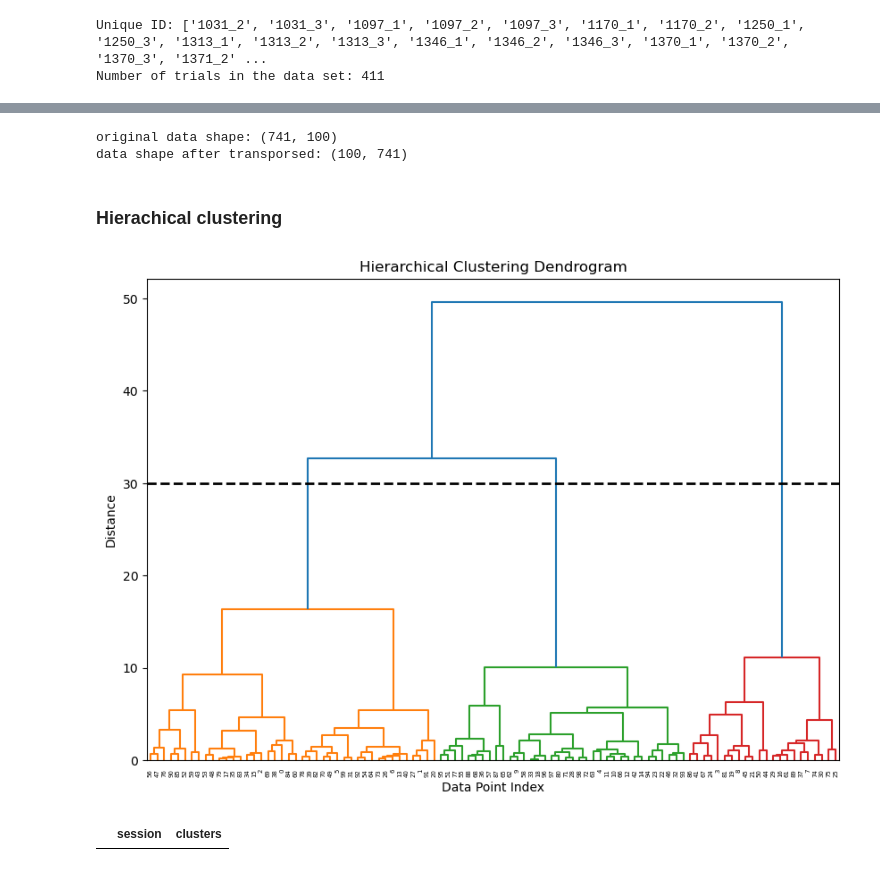
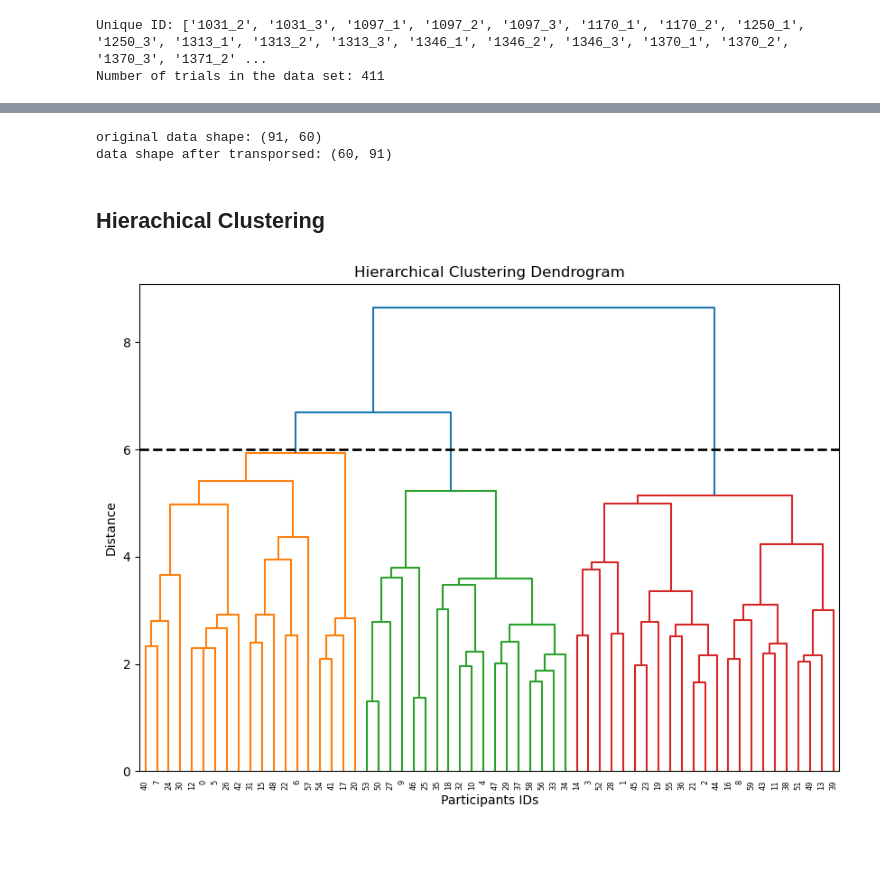
Before and after one commit to yyanagita66/pitching_motion_classification, a Jupyter notebook: coordination_classification.ipynb, the cells around one changed output, grey strips where cells are left out. Saved outputs shown, nothing was run; the diff lists cells and outputs as text; code cells hidden in the pictures; blank space fills up the shorter version.

```diff
--- a/coordination_classification.ipynb
+++ b/coordination_classification.ipynb
@@ -219,26 +302,13 @@ for id in unique_sessions:
             # Compute the average across them
             corr_data = sum(dfs) / len(dfs)
 
-            corr_matrix = corr_data.corr()
+            # Compute cosine similarity between all rows
+            correlation_series = cosine_similarity(corr_data.T)
 
-            # Unstack the correlation matrix to get a Series of pairs
-            correlation_series = corr_matrix.stack()
-
-            # Filter out self-correlations (where feature1 == feature2)
-            # and duplicate pairs (e.g., (A, B) and (B, A))
-            unique_correlation_pairs = correlation_series[
-                (correlation_series.index.get_level_values(0) < correlation_series.index.get_level_values(1))
-            ]
-
-            correlation_pair_names = {}
-            for (feature1, feature2), correlation_value in unique_correlation_pairs.items():
-                pair_name = f"{feature1}:{feature2}"
-                correlation_pair_names[pair_name] = correlation_value
-
-            df = pd.DataFrame.from_dict(correlation_pair_names, orient="index")
-
-            df.columns = [id]
-            df.T
+            upper_triangle = np.triu(correlation_series, k=1)
+            unique_corr = upper_triangle[upper_triangle != 0]
+            print(f"a feature vector shape: {unique_corr.shape}")
+            df = pd.DataFrame(unique_corr)
             clustering_data = pd.concat([clustering_data, df], axis=1)
 # %% [output]
 processing: 1031
@@ -287,5 +330,0 @@ array([[ 2.60592939e+00, -3.70950630e+00, -9.22632005e-01,
-# %%
-pca = PCA(n_components=2)
-clustering_data = pca.fit_transform(clustering_data)
-df_clustering_data = pd.DataFrame(clustering_data, columns=["PC1", "PC2"])
-df_clustering_data
@@ -314,38 +331,37 @@ ax.scatter(df_clustering_data["PC1"], df_clustering_data["PC2"])
-# %%
-print(f"original data shape: {clustering_data.shape}")
-clustering_data = clustering_data.T # transpose data
-print(f"data shape after transporsed: {clustering_data.shape}")
-# %% [output]
-original data shape: (741, 100)
-data shape after transporsed: (100, 741)
-# %% [markdown]
-### Hierachical clustering
+# %%
+print(f"original data shape: {clustering_data.shape}")
+clustering_data = clustering_data.T # transpose data
+print(f"data shape after transporsed: {clustering_data.shape}")
+# %% [output]
+original data shape: (91, 60)
+data shape after transporsed: (60, 91)
+# %% [markdown]
+## Hierachical Clustering
 # %%
 # clustering
 from scipy.cluster.hierarchy import dendrogram, linkage
 # Perform hierarchical clustering using Ward's method and Euclidean distance
-linked = linkage(df_clustering_data, method='ward', metric='euclidean')
-
-
-# Plot the dendrogram
+#linked = linkage(df_clustering_data, method='ward', metric='euclidean')
+#linked = linkage(transformed_clustering_data, method='ward', metric='euclidean')
+linked = linkage(clustering_data, method='ward', metric='euclidean')
 plt.figure(figsize=(10, 7))
 dendrogram(linked,
            orientation='top',
            distance_sort='descending',
            show_leaf_counts=True,
-           color_threshold=30)
+           color_threshold=6)
 plt.title('Hierarchical Clustering Dendrogram')
-plt.axhline(30, color='k', linestyle='--', linewidth=2)
-plt.xlabel('Data Point Index')
+plt.axhline(6, color='k', linestyle='--', linewidth=2)
+plt.xlabel('Participants IDs')
 plt.ylabel('Distance')
 plt.show()
 # %% [output]
-[figure, old version]
+[figure, new version]
 # %%
 from scipy.cluster.hierarchy import fcluster
 
 # set distance to cut the dendrogram
-max_d = 30
+max_d = 6
 
 # get clusters
 clusters = fcluster(linked, max_d, criterion='distance')
@@ -355,7 +371,5 @@ ids = df_clustering_data.index
 
 # create and empty data frame
 df_clustering_results = pd.DataFrame(columns=["session", "clusters"])
-# %% [output]
-|  | session | clusters |
 # %%
 # fill the data frame with ids and clusters
```
Also changed, not shown: parts of 72 cells of this notebook.
